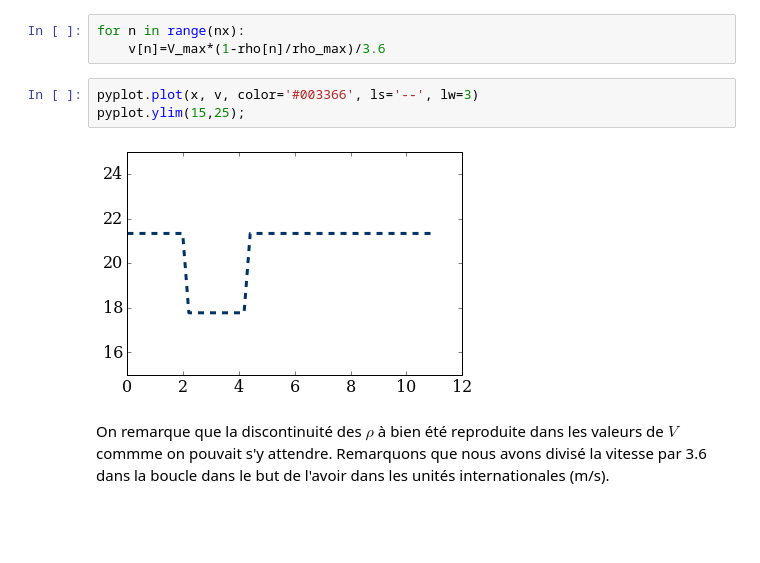
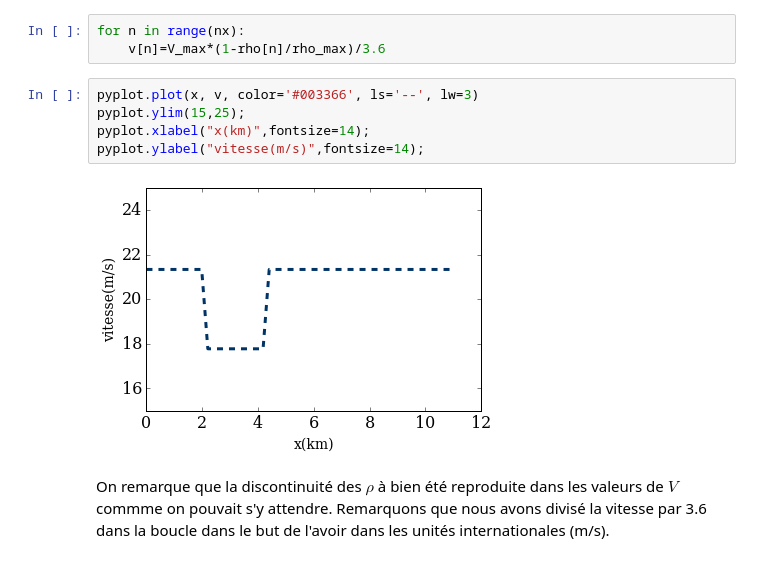
Before and after one commit to Regaban/numerical-mooc, a Jupyter notebook: working/Traffic flow.ipynb, the cells around one changed output. Saved outputs shown, nothing was run; the diff lists cells and outputs as text; blank space fills up the shorter version.

```diff
--- a/working/Traffic flow.ipynb
+++ b/working/Traffic flow.ipynb
@@ -80,8 +82,10 @@ for n in range(nx):
 # %%
 pyplot.plot(x, v, color='#003366', ls='--', lw=3)
 pyplot.ylim(15,25);
+pyplot.xlabel("x(km)",fontsize=14);
+pyplot.ylabel("vitesse(m/s)",fontsize=14);
 # %% [output]
-[figure, old version]
+[figure, new version]
 # %% [markdown]
 On remarque que la discontinuité des $\rho$ à bien été reproduite dans les valeurs de $V$ commme on pouvait s'y attendre. Remarquons que nous avons divisé la vitesse par 3.6 dans la boucle dans le but de l'avoir dans les unités internationales (m/s).
 # %% [markdown]
```
Also changed, not shown: parts of 12 cells of this notebook.
